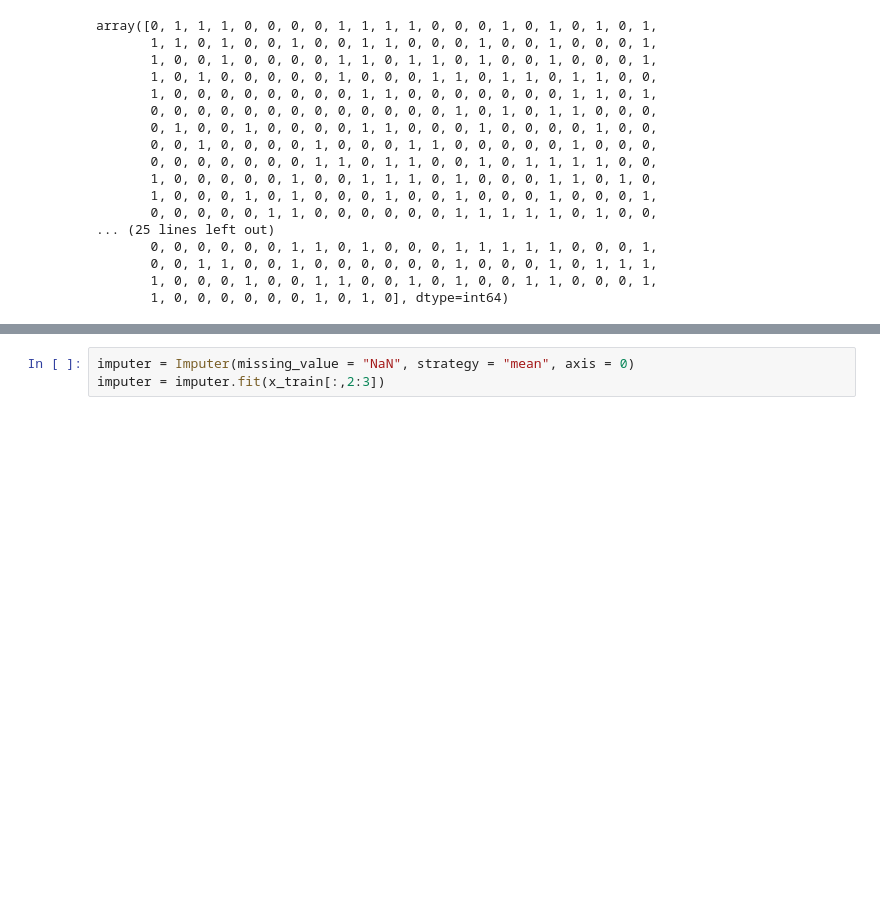
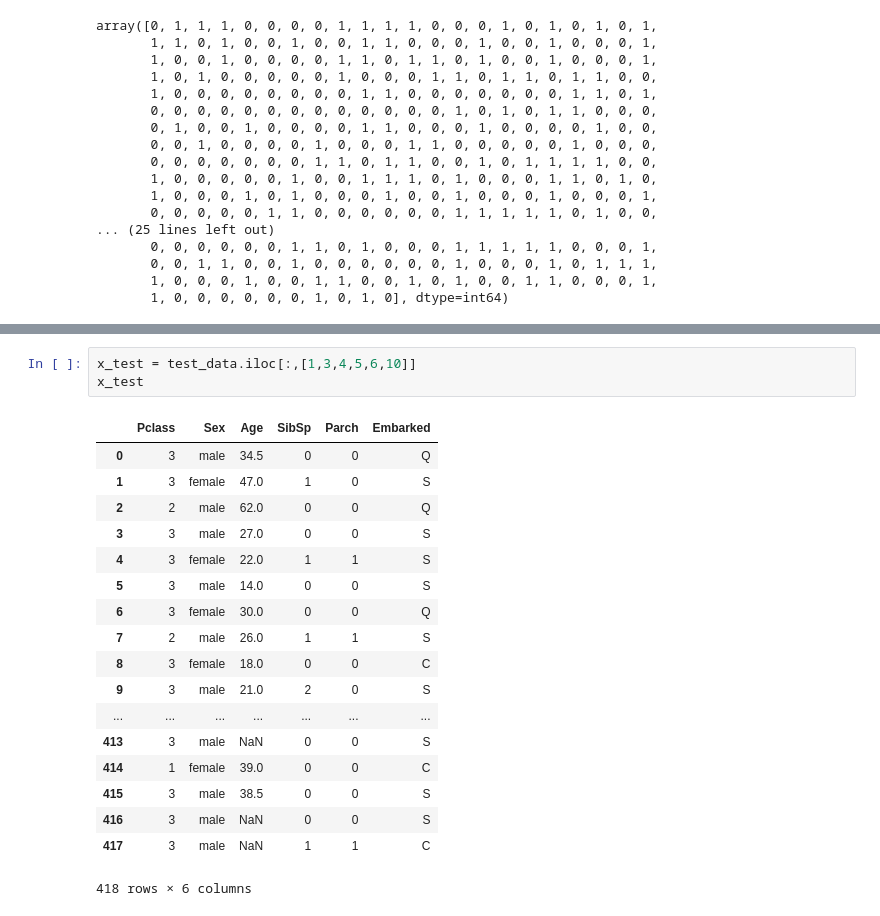
Before and after one commit to Saurabh-Katariyar/Titanic_Kaggle, a Jupyter notebook: Titanic.ipynb, the cells around one changed output, grey strips where cells are left out. Saved outputs shown, nothing was run; the diff lists cells and outputs as text; blank space fills up the shorter version.

```diff
--- a/Titanic.ipynb
+++ b/Titanic.ipynb
@@ -76,3 +95,22 @@ Pre-Processing of Data
-# %%
-imputer = Imputer(missing_value = "NaN", strategy = "mean", axis = 0)
-imputer = imputer.fit(x_train[:,2:3])
+# %%
+x_test = test_data.iloc[:,[1,3,4,5,6,10]]
+x_test
+# %% [output]
+|  | Pclass | Sex | Age | SibSp | Parch | Embarked |
+| 0 | 3 | male | 34.5 | 0 | 0 | Q |
+| 1 | 3 | female | 47.0 | 1 | 0 | S |
+| 2 | 2 | male | 62.0 | 0 | 0 | Q |
+| 3 | 3 | male | 27.0 | 0 | 0 | S |
+| 4 | 3 | female | 22.0 | 1 | 1 | S |
+| 5 | 3 | male | 14.0 | 0 | 0 | S |
+| 6 | 3 | female | 30.0 | 0 | 0 | Q |
+| 7 | 2 | male | 26.0 | 1 | 1 | S |
+| 8 | 3 | female | 18.0 | 0 | 0 | C |
+| 9 | 3 | male | 21.0 | 2 | 0 | S |
+| ... | ... | ... | ... | ... | ... | ... |
+| 413 | 3 | male | NaN | 0 | 0 | S |
+| 414 | 1 | female | 39.0 | 0 | 0 | C |
+| 415 | 3 | male | 38.5 | 0 | 0 | S |
+| 416 | 3 | male | NaN | 0 | 0 | S |
+| 417 | 3 | male | NaN | 1 | 1 | C |
+418 rows × 6 columns
```
Also changed, not shown: parts of 4 cells of this notebook.
